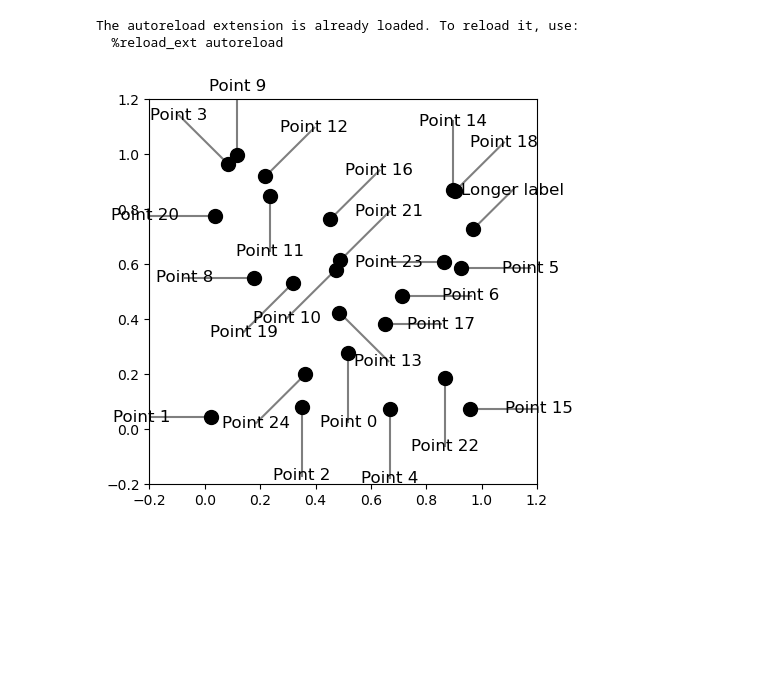
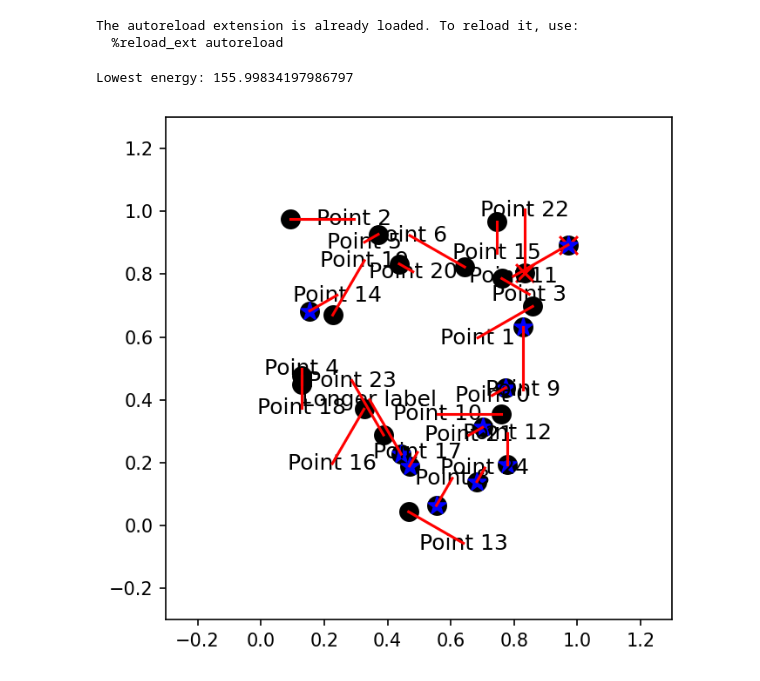
Before and after one commit to AndrewFalkowski/lablr, a Jupyter notebook: demonstration.ipynb, the cells around one changed output. Drawn from its saved outputs; the diff is of its cells as text; code cells hidden in the pictures; blank space fills up the shorter version.

```diff
--- a/demonstration.ipynb
+++ b/demonstration.ipynb
@@ -9,44 +10,56 @@ import matplotlib.pyplot as plt
 The autoreload extension is already loaded. To reload it, use:
   %reload_ext autoreload
 # %%
-points = np.random.uniform(0, 1, (25, 2))
+rand_gen = np.random.default_rng(42)
+points = rand_gen.uniform(0, 1, (25, 2))
 labels = [f"Point {i}" for i in range(len(points))]
 labels[7] = "Longer label"
 
-allowed_radii = [0.1, 0.2, 0.25]
-allowed_angles = np.linspace(0, 360, 8, endpoint=False)
+allowed_radii = [0.05, 0.1, 0.2]
+allowed_angles = np.linspace(0, 360, 12, endpoint=False)
 
-fig, ax = plt.subplots(figsize=(5, 5))
+fig, ax = plt.subplots(figsize=(5, 5), dpi=150)
+ax.scatter(points[:, 0], points[:, 1], s=100, c="black", zorder=1)
 
 best_label_pos, best_label_energies, lowest_energy = optimize_label_positions(
     ax,
     points,
     labels,
     allowed_radii=allowed_radii,
     allowed_angles=allowed_angles,
-    n_random_iterations=100,
-    n_local_iterations=10
+    n_random_iterations=10,
+    n_local_iterations=0
 )
 
-plt.scatter(points[:, 0], points[:, 1], s=100, c="black", zorder=2)
+print("Lowest energy:", lowest_energy)
+
+crossing_energies = calc_crossing_energies_old(points, best_label_pos)
+overlap_energies = calc_overlap_energies_old(points, best_label_pos, labels, ax=ax)
+
+crossing = points[crossing_energies > 0]
+overlap = points[overlap_energies > 0]
+
+ax.scatter(crossing[:, 0], crossing[:, 1], s=100, c="red", marker='x', zorder=2)
+ax.scatter(overlap[:, 0], overlap[:, 1], s=100, c="blue", marker='*', zorder=2)
 
 for i, label in enumerate(labels):
     label_pos = best_label_pos[i]
     ax.text(
         label_pos[0],
         label_pos[1],
         label,
         fontsize=12,
         ha="center",
         va="center",
         zorder=3,
     )
 
 for i, point in enumerate(points):
-    plt.plot([point[0], best_label_pos[i, 0]], [point[1], best_label_pos[i, 1]], c='k', alpha=0.5)
+    plt.plot([point[0], best_label_pos[i, 0]], [point[1], best_label_pos[i, 1]], c='r', zorder=5)
 
-plt.xlim(-0.2, 1.2)
-plt.ylim(-0.2, 1.2)
+plt.xlim(-0.3, 1.3)
+plt.ylim(-0.3, 1.3)
 plt.show()
 # %% [output]
+Lowest energy: 155.99834197986797
-[figure, old version]
+[figure, new version]
```
Also changed, not shown: parts of 3 cells of this notebook, 2 other files.
